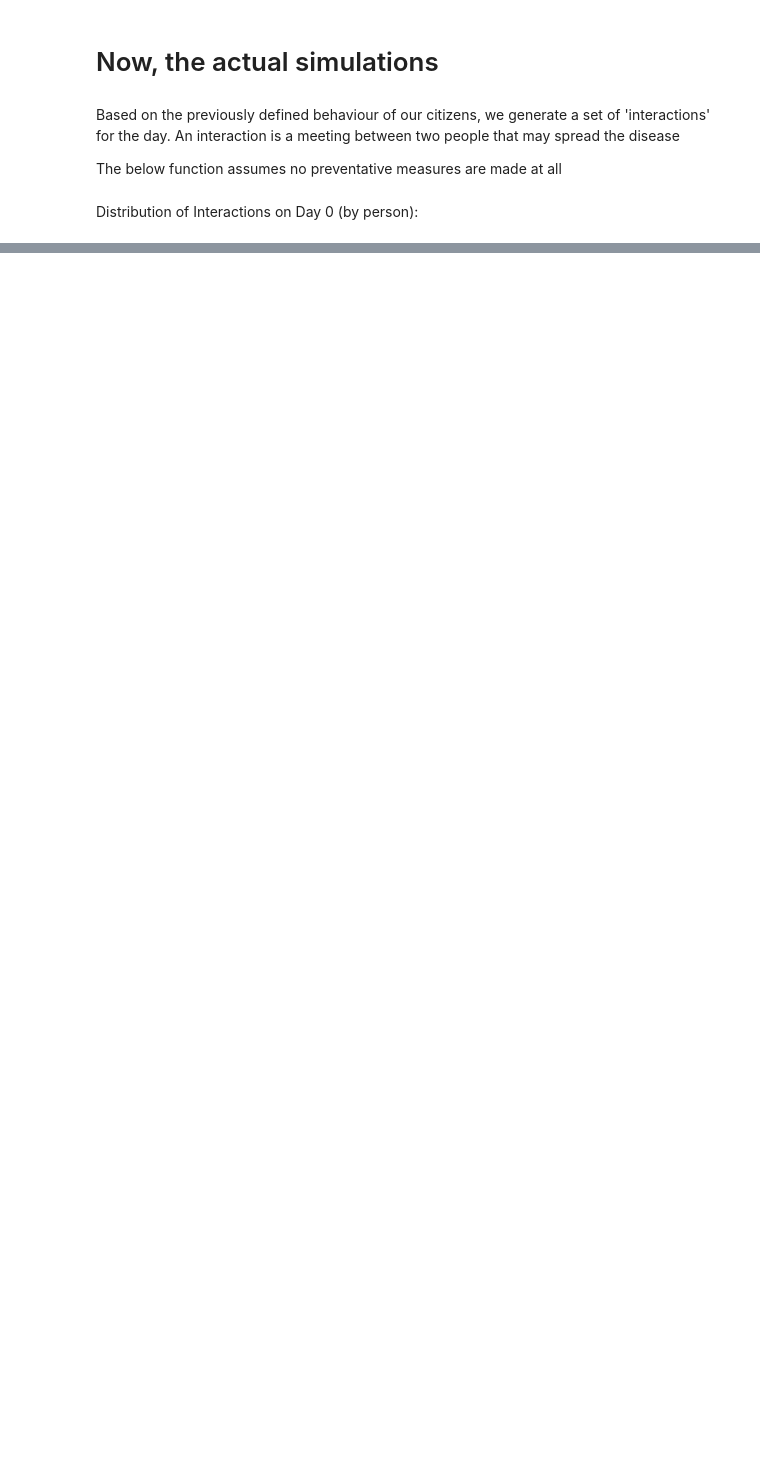
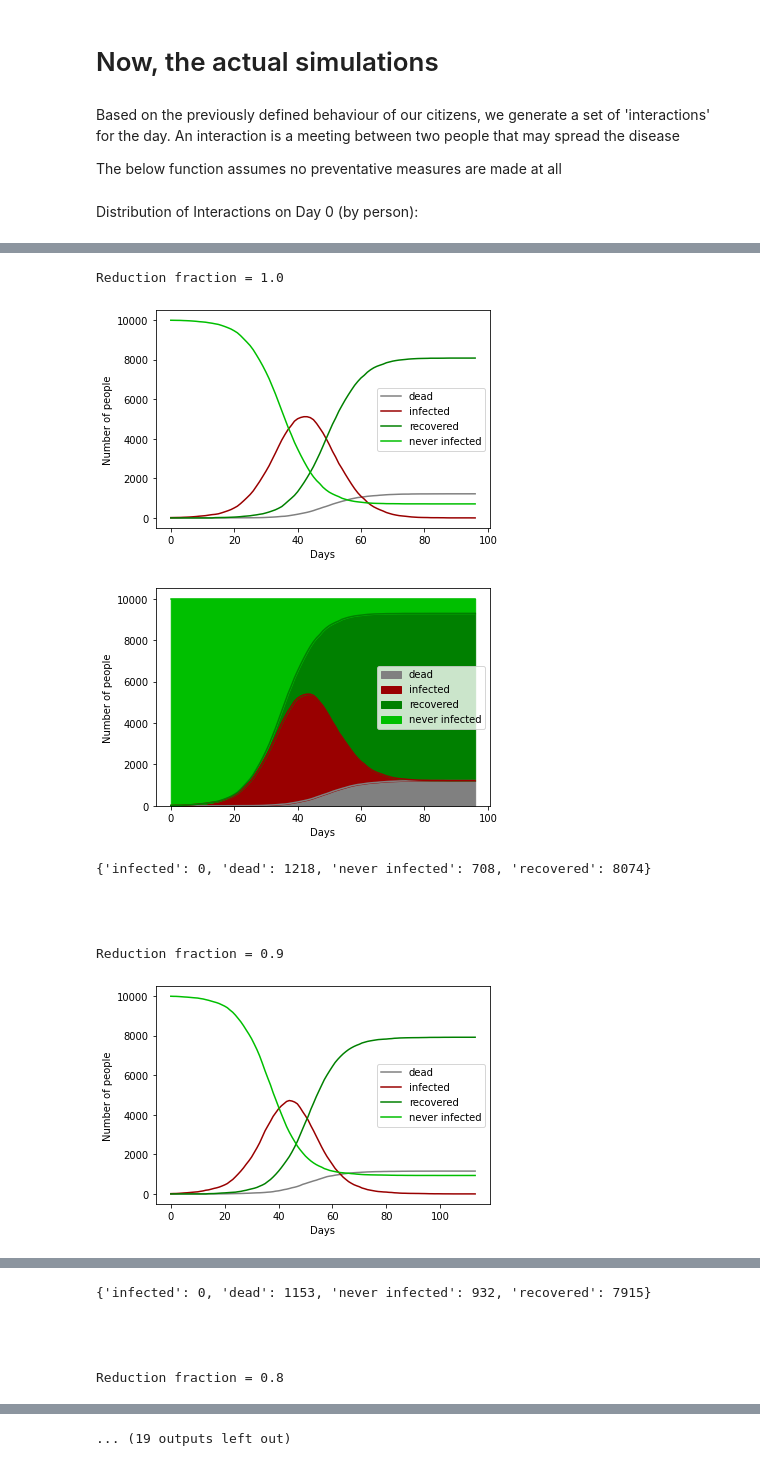
Before and after one commit to deepak987/contagious_disease_sim, a Jupyter notebook: infection_sim.ipynb, the cells around one changed output, grey strips where cells are left out. Saved outputs shown, nothing was run; the diff lists cells and outputs as text; code cells hidden in the pictures; blank space fills up the shorter version.

```diff
--- a/infection_sim.ipynb
+++ b/infection_sim.ipynb
@@ -16,6 +16,7 @@ These are constants that define the behaviour of the city -
 CITY_POPULATION = 10000
 MEAN_NETWORK_DEGREE = 50
 MEAN_INTERACTIONS_PER_DAY = 20
+TOTAL_INITIAL_INFECTIONS = 10
 # %% [markdown]
 The city is modeled as a small-world network graph (https://en.wikipedia.org/wiki/Small-world_network)
 
@@ -88,6 +89,7 @@ Some parameters that define our disease
 TRANSMISSION_RATE = 1.0/100
 ILLNESS_LENGTH_DAYS = 14
 SYMPTOMATIC_RATE = 0.5
+DAYS_UNTIL_SYMPTOMS_SHOWN = 7
 # %% [markdown]
 We define a probabilty function of the disease being fatal - based on the age of the patient
 # %%
@@ -244,0 +262,26 @@ display_infection_progression(daily_stats_stay_home)
+# %%
+def get_daily_visits_social_isolation(city_graph, reduction_fraction):
+    reduction_fraction = reduction_fraction[0][0]
+    total_visits_in_day = (len(city_graph.nodes)*MEAN_INTERACTIONS_PER_DAY)*reduction_fraction/2 # Two people take part in an interaction
+    day_visits = random.sample(list(city_graph.edges), int(total_visits_in_day))
+    return day_visits
+# %%
+all_runs_data = []
+for i in range(10,0,-1):
+    reduction_fraction = i/10
+    print('Reduction fraction = {}'.format(reduction_fraction))
+    daily_stats_isolation = simulate_disease_spread(get_daily_visits_social_isolation, reduction_fraction)
+    display_infection_progression(daily_stats_isolation)
+    all_runs_data.append(daily_stats_isolation)
+    print('\n\n\n')
+# %% [output]
+Reduction fraction = 1.0
+[figure, added]
+[figure, added]
+{'infected': 0, 'dead': 1218, 'never infected': 708, 'recovered': 8074}
+
+
+
+
+Reduction fraction = 0.9
+[figure, added]
@@ -244,0 +289,6 @@ display_infection_progression(daily_stats_stay_home)
+{'infected': 0, 'dead': 1153, 'never infected': 932, 'recovered': 7915}
+
+
+
+
+Reduction fraction = 0.8
@@ -244,0 +305 @@ display_infection_progression(daily_stats_stay_home)
+... (19 outputs left out)
```
Also changed, not shown: parts of 12 cells of this notebook.
